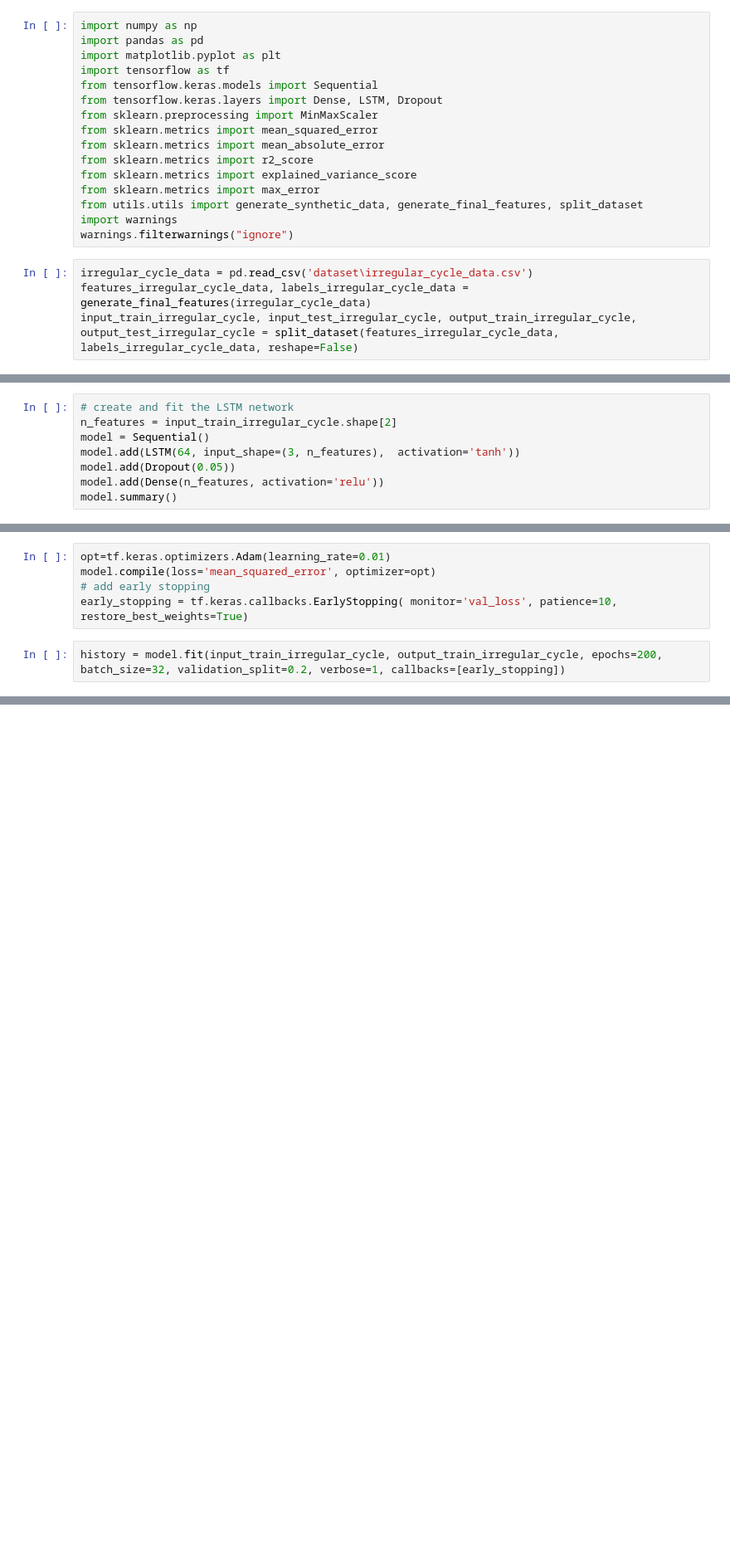
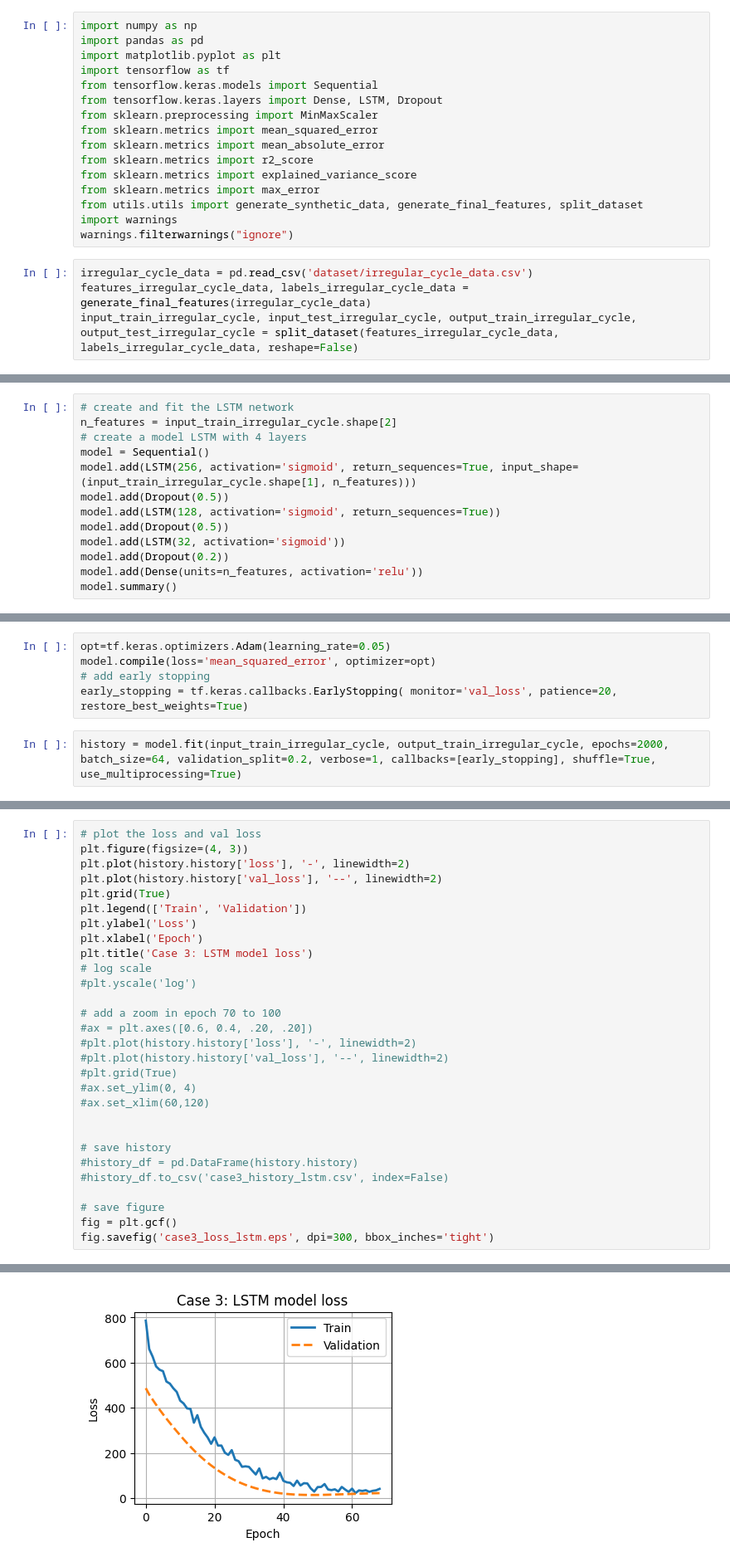
Before and after one commit to cilab-ufersa/period_cycle_prediction, a Jupyter notebook: period_cycle_prediction/case_3lstm.ipynb, the cells around one changed output, grey strips where cells are left out. Shown at 83% size. Drawn from its saved outputs; the diff is of its cells as text; blank space fills up the shorter version.

Commit message:
feat: model for case 3

```diff
--- a/period_cycle_prediction/case_3lstm.ipynb
+++ b/period_cycle_prediction/case_3lstm.ipynb
@@ -15,6 +15,6 @@ from utils.utils import generate_synthetic_data, generate_final_features, split_
 import warnings
 warnings.filterwarnings("ignore")
 # %%
-irregular_cycle_data = pd.read_csv('dataset\irregular_cycle_data.csv')
+irregular_cycle_data = pd.read_csv('dataset/irregular_cycle_data.csv')
 features_irregular_cycle_data, labels_irregular_cycle_data = generate_final_features(irregular_cycle_data)
 input_train_irregular_cycle, input_test_irregular_cycle, output_train_irregular_cycle, output_test_irregular_cycle = split_dataset(features_irregular_cycle_data, labels_irregular_cycle_data, reshape=False)
@@ -27,9 +21,14 @@ plt.plot(np.arange(16, 2*16),output_train_irregular_cycle[:,0], '-o')
 # %%
 # create and fit the LSTM network
 n_features = input_train_irregular_cycle.shape[2]
+# create a model LSTM with 4 layers
 model = Sequential()
-model.add(LSTM(64, input_shape=(3, n_features),  activation='tanh'))
-model.add(Dropout(0.05))
-model.add(Dense(n_features, activation='relu'))
+model.add(LSTM(256, activation='sigmoid', return_sequences=True, input_shape=(input_train_irregular_cycle.shape[1], n_features)))
+model.add(Dropout(0.5))
+model.add(LSTM(128, activation='sigmoid', return_sequences=True))
+model.add(Dropout(0.5))
+model.add(LSTM(32, activation='sigmoid'))
+model.add(Dropout(0.2))
+model.add(Dense(units=n_features, activation='relu'))
 model.summary()
 # %% [output]
@@ -49,10 +50,10 @@ Trainable params: 17,282
 Non-trainable params: 0
 _________________________________________________________________
 # %%
-opt=tf.keras.optimizers.Adam(learning_rate=0.01)
+opt=tf.keras.optimizers.Adam(learning_rate=0.05)
 model.compile(loss='mean_squared_error', optimizer=opt)
 # add early stopping
-early_stopping = tf.keras.callbacks.EarlyStopping( monitor='val_loss', patience=10, restore_best_weights=True)
+early_stopping = tf.keras.callbacks.EarlyStopping( monitor='val_loss', patience=20, restore_best_weights=True)
 # %%
-history = model.fit(input_train_irregular_cycle, output_train_irregular_cycle, epochs=200, batch_size=32, validation_split=0.2, verbose=1, callbacks=[early_stopping])
+history = model.fit(input_train_irregular_cycle, output_train_irregular_cycle, epochs=2000, batch_size=64, validation_split=0.2, verbose=1, callbacks=[early_stopping], shuffle=True, use_multiprocessing=True)
 # %% [output]
@@ -75,0 +77,30 @@ Epoch 80/200
+# %%
+# plot the loss and val loss
+plt.figure(figsize=(4, 3))
+plt.plot(history.history['loss'], '-', linewidth=2)
+plt.plot(history.history['val_loss'], '--', linewidth=2)
+plt.grid(True)
+plt.legend(['Train', 'Validation'])
+plt.ylabel('Loss')
+plt.xlabel('Epoch')
+plt.title('Case 3: LSTM model loss')
+# log scale
+#plt.yscale('log')
+
+# add a zoom in epoch 70 to 100
+#ax = plt.axes([0.6, 0.4, .20, .20])
+#plt.plot(history.history['loss'], '-', linewidth=2)
+#plt.plot(history.history['val_loss'], '--', linewidth=2)
+#plt.grid(True)
+#ax.set_ylim(0, 4)
+#ax.set_xlim(60,120)
+
+
+# save history
+#history_df = pd.DataFrame(history.history)
+#history_df.to_csv('case3_history_lstm.csv', index=False)
+
+# save figure
+fig = plt.gcf()
+fig.savefig('case3_loss_lstm.eps', dpi=300, bbox_inches='tight')
+# %% [output]
@@ -75,0 +108 @@ Epoch 80/200
+[figure, added]
```
Also changed, not shown: parts of 12 cells of this notebook, 2 other files.
